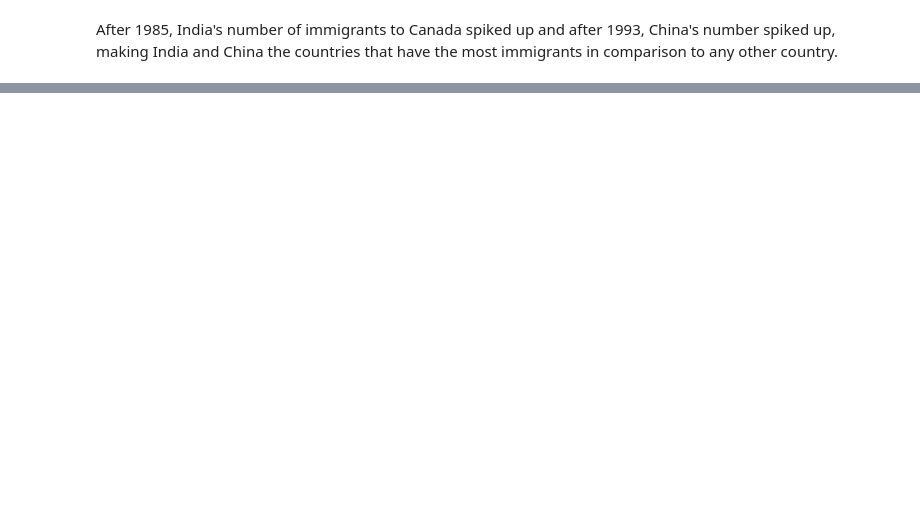
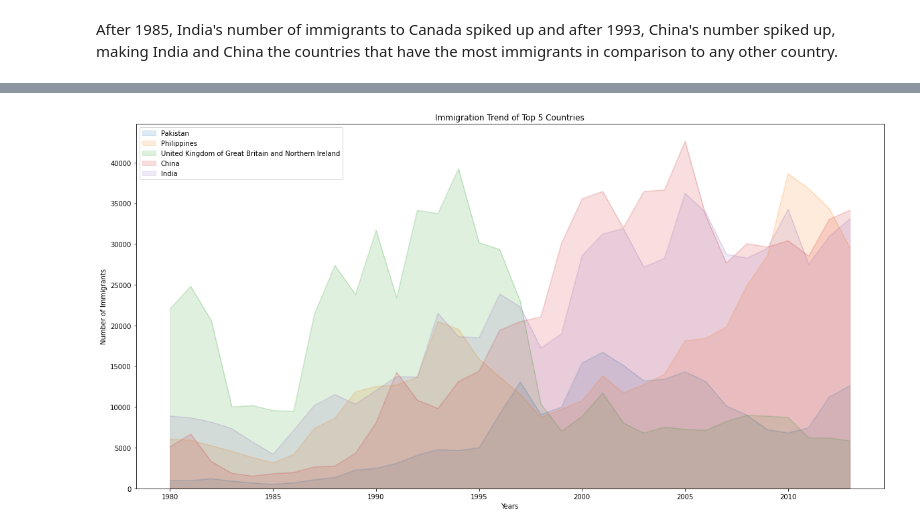
Before and after one commit to sivm205/Canada-Immigrants, a Jupyter notebook: visual_tut.ipynb, the cells around one changed output, grey strips where cells are left out. Drawn from its saved outputs; the diff is of its cells as text; code cells hidden in the pictures; blank space fills up the shorter version.

```diff
--- a/visual_tut.ipynb
+++ b/visual_tut.ipynb
@@ -411,0 +485,5 @@ After 1985, India's number of immigrants to Canada spiked up and after 1993, Chi
+# %%
+#area plot for the top 5 countributed to the immigrants
+df_can.sort_values(by='total' , ascending=True, inplace=True)
+df_can_top5 = df_can.tail(5)
+df_can_top5
@@ -411,0 +498,3 @@ After 1985, India's number of immigrants to Canada spiked up and after 1993, Chi
+# %%
+df_can_top5 = df_can_top5[years].T
+df_can_top5
@@ -411,0 +519,9 @@ After 1985, India's number of immigrants to Canada spiked up and after 1993, Chi
+# %%
+df_can_top5.plot.area(figsize=(20,10), stacked= False, alpha= 0.15) #default alpha value set as 0.5 we can customize it
+plt.title('Immigration Trend of Top 5 Countries')
+plt.ylabel('Number of Immigrants')
+plt.xlabel('Years')
+
+plt.show()
+# %% [output]
+[figure, added]
```
Also changed, not shown: parts of 20 cells of this notebook.
